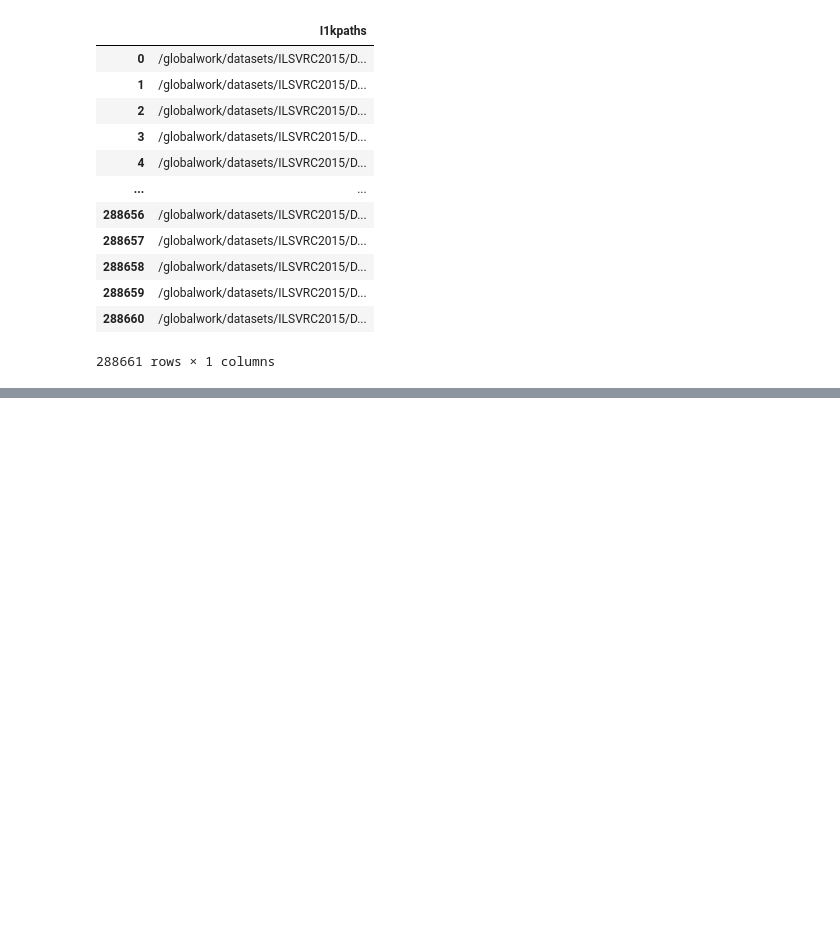
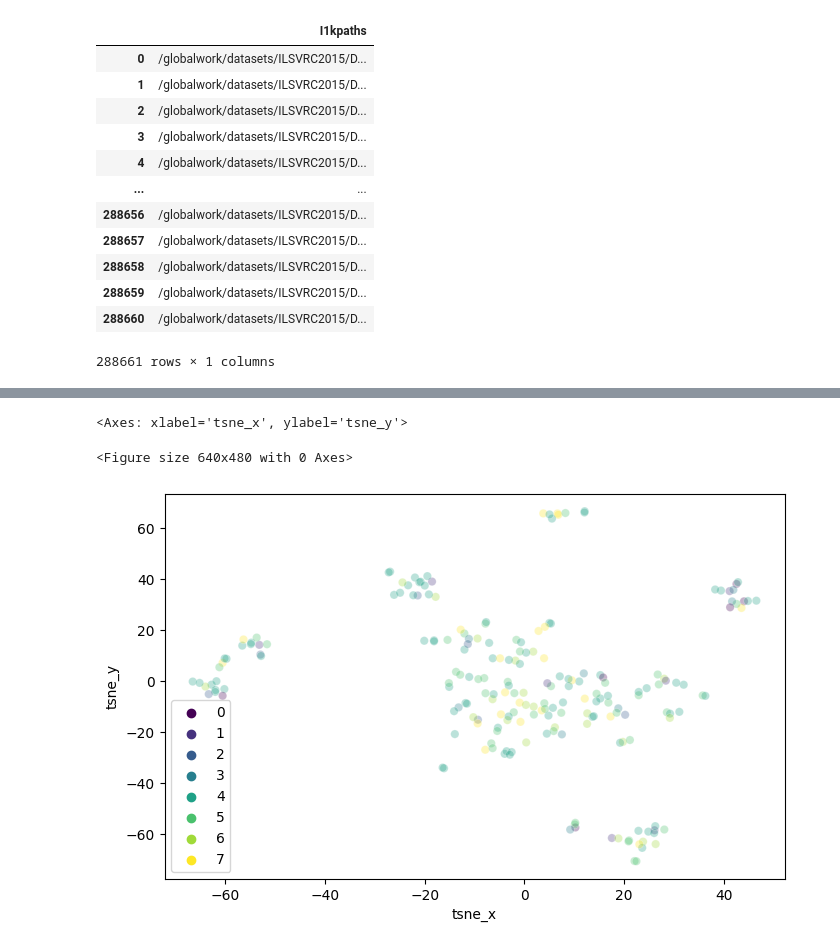
Before and after one commit to SeibelT/multimodal_survival_prediction, a Jupyter notebook: Encoding_Explained.ipynb, the cells around one changed output, grey strips where cells are left out. Saved outputs shown, nothing was run; the diff lists cells and outputs as text; code cells hidden in the pictures; blank space fills up the shorter version.

```diff
--- a/Encoding_Explained.ipynb
+++ b/Encoding_Explained.ipynb
@@ -1323,0 +1487,45 @@ df_I1k
+# %%
+encodings = []
+c_vals = []
+l_vals = []
+
+with torch.no_grad():
+    for idx,(x,c,l,_) in enumerate(valloader):
+        x = x.to(device)
+        optimizer.zero_grad()
+        x_encoded = model.encoder(x)
+        encodings.append(x_encoded)
+        c_vals.append(c)
+        l_vals.append(l)
+
+encodings = torch.cat(encodings,dim=0).cpu()
+c_vals = torch.cat(c_vals,dim=0).cpu()
+l_vals = torch.cat(l_vals,dim=0).cpu()
+# %%
+from sklearn.manifold import TSNE
+import matplotlib.pyplot as plt
+#!pip install seaborn
+import seaborn as sns
+
+X_embed_model_tsne = TSNE(n_components=2, learning_rate='auto',
+                init='random', perplexity=3)
+X_embed_tsne = X_embed_model_tsne.fit_transform(encodings.numpy()).T
+Y = (4*c_vals+l_vals).to(torch.int16).numpy()
+
+df_tsne = pd.DataFrame(np.asarray([X_embed_tsne[0],X_embed_tsne[1],Y]).T,columns=["tsne_x","tsne_y","Classes"])
+# %%
+plt.clf()
+plt.figure(figsize=(8,5))
+plt.legend([],[], frameon=False)
+sns.scatterplot(
+     x="tsne_x", y="tsne_y",
+    hue = Y,
+    palette='viridis',
+    legend='full',
+    data=df_tsne,
+
+    alpha=0.3)
+# %% [output]
+<Axes: xlabel='tsne_x', ylabel='tsne_y'>
+<Figure size 640x480 with 0 Axes>
+[figure, added]
```
Also changed, not shown: parts of 13 cells of this notebook, 11 other files.
